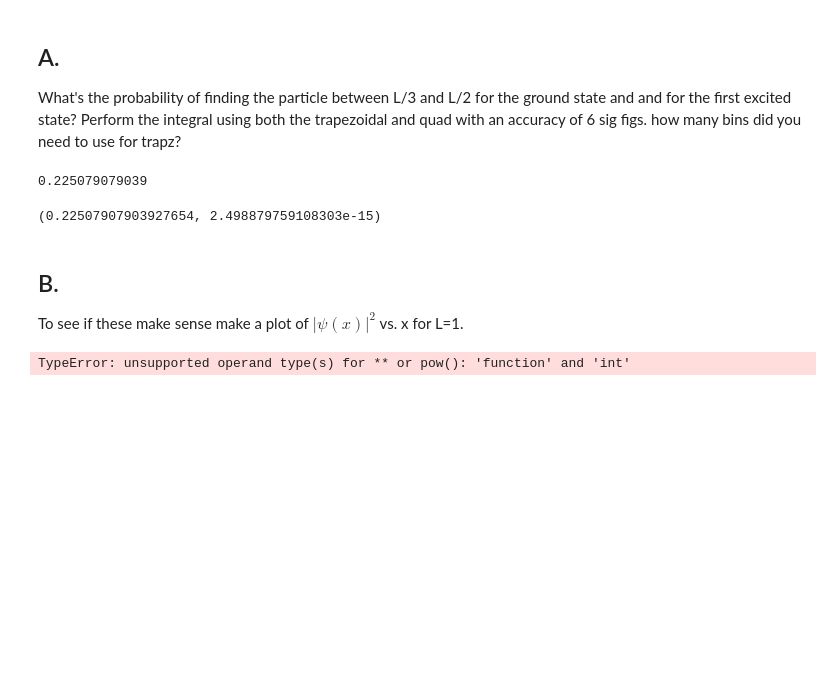
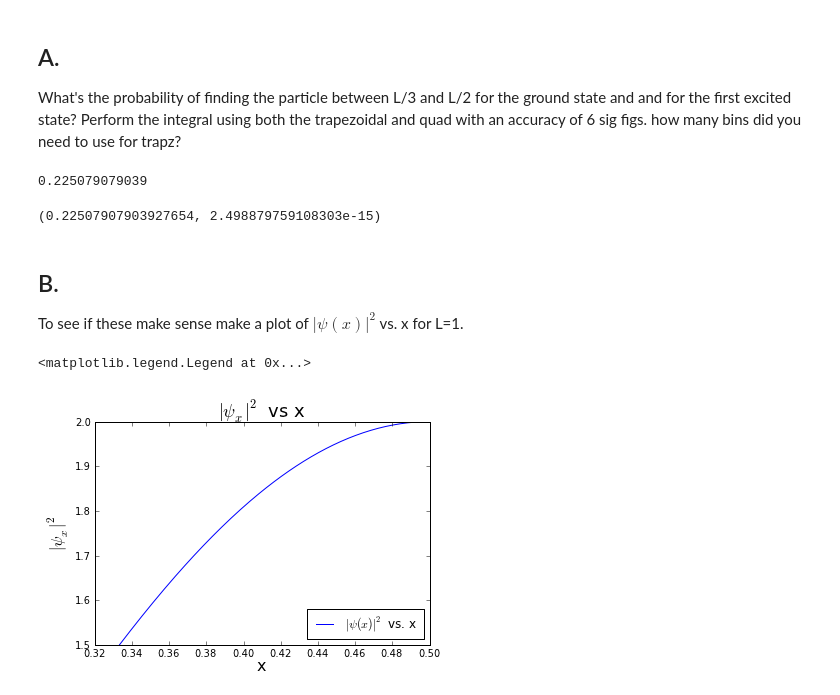
Before and after one commit to ewjohnst/PHYS202-S13, a Jupyter notebook: Week5/NumericalIntegrationEx4.ipynb, the cells around one changed output. Saved outputs shown, nothing was run; the diff lists cells and outputs as text; code cells hidden in the pictures; blank space fills up the shorter version.

```diff
--- a/Week5/NumericalIntegrationEx4.ipynb
+++ b/Week5/NumericalIntegrationEx4.ipynb
@@ -78,8 +78,15 @@ print answer
 B.
 -
 To see if these make sense make a plot of $|\psi(x)|^2$ vs. x for L=1.
-# %%
-psi_squared = psi*
-print psi_squared
-# %% [output]
-TypeError: unsupported operand type(s) for ** or pow(): 'function' and 'int'
+# %%
+x_range = arange(L/3.,L/2.,0.001); n = 1.; L = 1.
+psi_squared = (sqrt(2./L)*sin((n*pi*x_range)/L))**2
+plot(x_range, psi_squared, label='$|\psi(x)|^2$ vs. x')
+xlabel('x', fontsize=16)
+ylabel('$|\psi_x|^2$', fontsize=16)
+title('$|\psi_x|^2$ vs x', fontsize = 18)
+legend(loc = 'lower right')
+show()
+# %% [output]
+<matplotlib.legend.Legend at 0x...>
+[figure, added]
```
Also changed, not shown: parts of 4 cells of this notebook.
